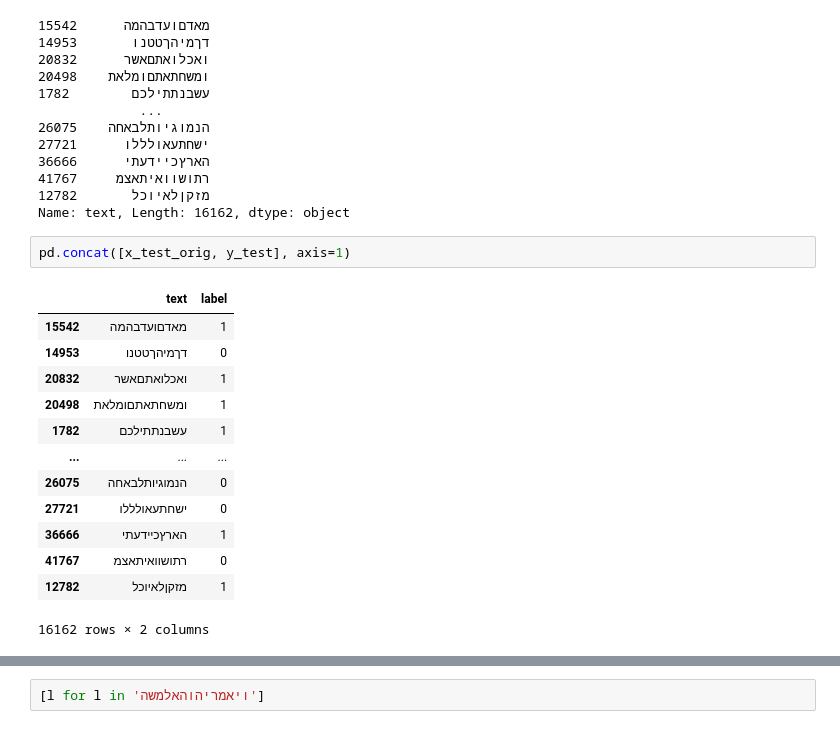
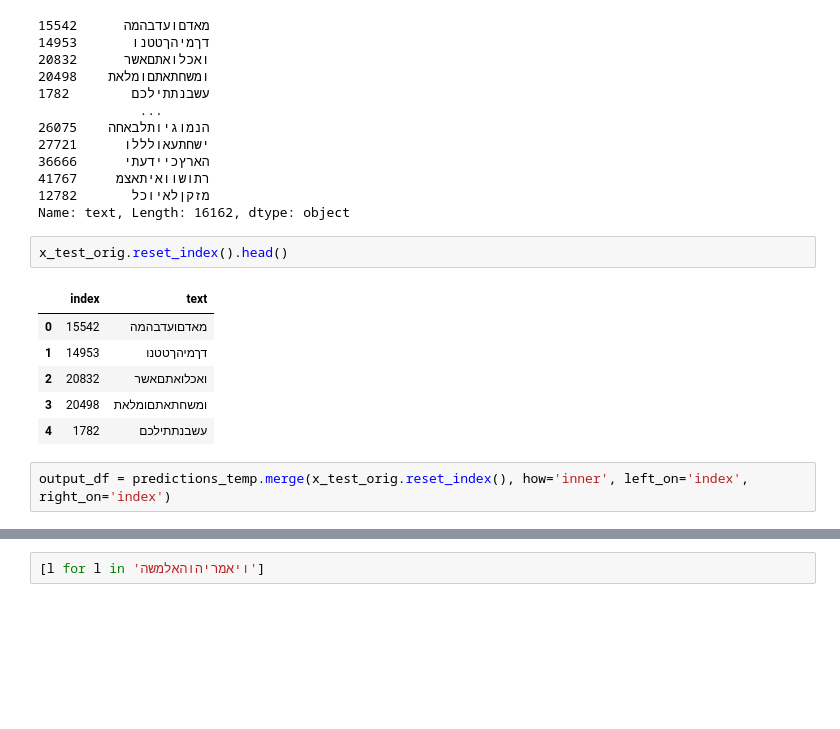
Before and after one commit to mannmoshe/text-recognition, a Jupyter notebook: true_text_detection.ipynb, the cells around one changed output, grey strips where cells are left out. Drawn from its saved outputs; the diff is of its cells as text; blank space fills up the shorter version.

```diff
--- a/true_text_detection.ipynb
+++ b/true_text_detection.ipynb
@@ -336,19 +331,14 @@ x_test_orig
 41767     רתושוואיתאצמ
 12782       מזקןלאיוכל
 Name: text, Length: 16162, dtype: object
-# %%
-pd.concat([x_test_orig, y_test], axis=1)
-# %% [output]
-|  | text | label |
-| 15542 | מאדםועדבהמה | 1 |
-| 14953 | דךמיהךטטנו | 0 |
-| 20832 | ואכלואתםאשר | 1 |
-| 20498 | ומשחתאתםומלאת | 1 |
-| 1782 | עשבנתתילכם | 1 |
-| ... | ... | ... |
-| 26075 | הנמוגיותלבאחה | 0 |
-| 27721 | ישחתעאולללו | 0 |
-| 36666 | הארץכיידעתי | 1 |
-| 41767 | רתושוואיתאצמ | 0 |
-| 12782 | מזקןלאיוכל | 1 |
-16162 rows × 2 columns
+# %%
+x_test_orig.reset_index().head()
+# %% [output]
+|  | index | text |
+| 0 | 15542 | מאדםועדבהמה |
+| 1 | 14953 | דךמיהךטטנו |
+| 2 | 20832 | ואכלואתםאשר |
+| 3 | 20498 | ומשחתאתםומלאת |
+| 4 | 1782 | עשבנתתילכם |
+# %%
+output_df = predictions_temp.merge(x_test_orig.reset_index(), how='inner', left_on='index', right_on='index')
```
Also changed, not shown: parts of 8 cells of this notebook.
